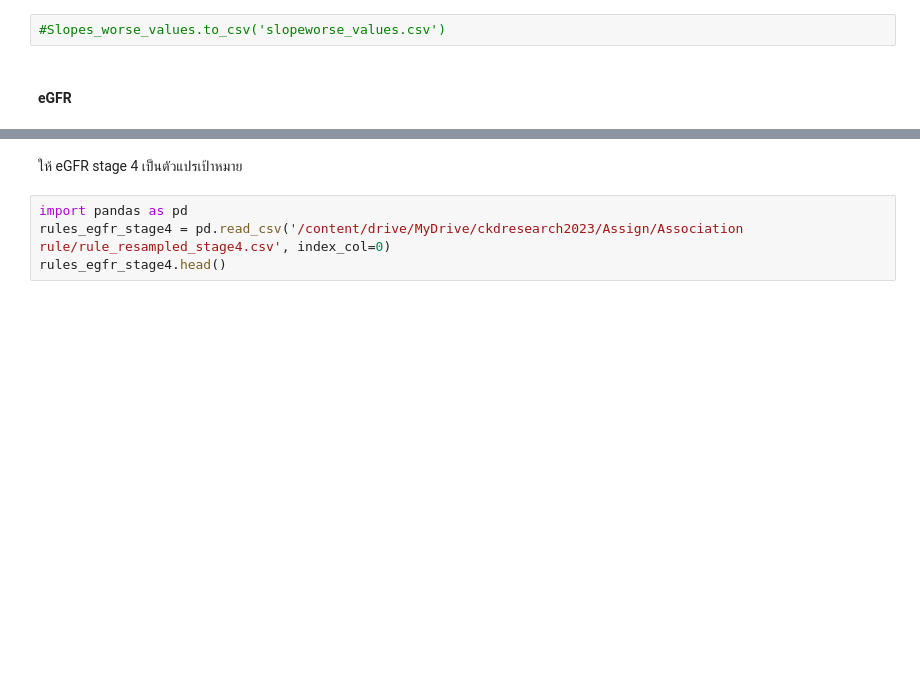
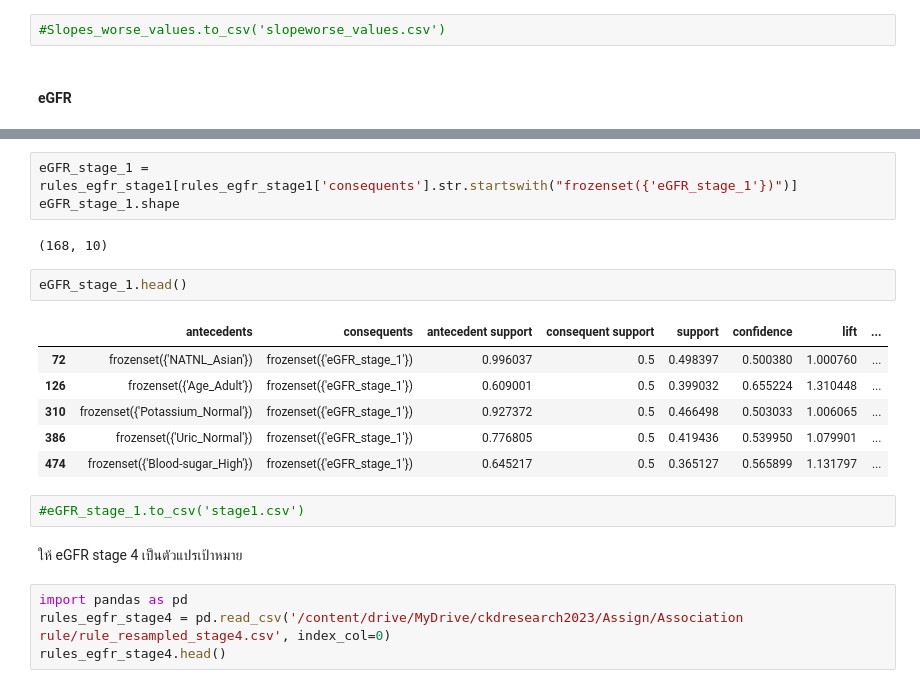
Before and after one commit to Aomaphisara/ULckdresearch2023, a Jupyter notebook: Association_rule.ipynb, the cells around one changed output, grey strips where cells are left out. Saved outputs shown, nothing was run; the diff lists cells and outputs as text; blank space fills up the shorter version.

```diff
--- a/Association_rule.ipynb
+++ b/Association_rule.ipynb
@@ -311,3 +334,19 @@ Slopes_worse_values
+# %%
+eGFR_stage_1 = rules_egfr_stage1[rules_egfr_stage1['consequents'].str.startswith("frozenset({'eGFR_stage_1'})")]
+eGFR_stage_1.shape
+# %% [output]
+(168, 10)
+# %%
+eGFR_stage_1.head()
+# %% [output]
+|  | antecedents | consequents | antecedent support | consequent support | support | confidence | lift | ... |
+| 72 | frozenset({'NATNL_Asian'}) | frozenset({'eGFR_stage_1'}) | 0.996037 | 0.5 | 0.498397 | 0.500380 | 1.000760 | ... |
+| 126 | frozenset({'Age_Adult'}) | frozenset({'eGFR_stage_1'}) | 0.609001 | 0.5 | 0.399032 | 0.655224 | 1.310448 | ... |
+| 310 | frozenset({'Potassium_Normal'}) | frozenset({'eGFR_stage_1'}) | 0.927372 | 0.5 | 0.466498 | 0.503033 | 1.006065 | ... |
+| 386 | frozenset({'Uric_Normal'}) | frozenset({'eGFR_stage_1'}) | 0.776805 | 0.5 | 0.419436 | 0.539950 | 1.079901 | ... |
+| 474 | frozenset({'Blood-sugar_High'}) | frozenset({'eGFR_stage_1'}) | 0.645217 | 0.5 | 0.365127 | 0.565899 | 1.131797 | ... |
+# %%
+#eGFR_stage_1.to_csv('stage1.csv')
 # %% [markdown]
 ให้  eGFR stage 4 เป็นตัวแปรเป้าหมาย
 # %%
```
Also changed, not shown: parts of 5 cells of this notebook.
